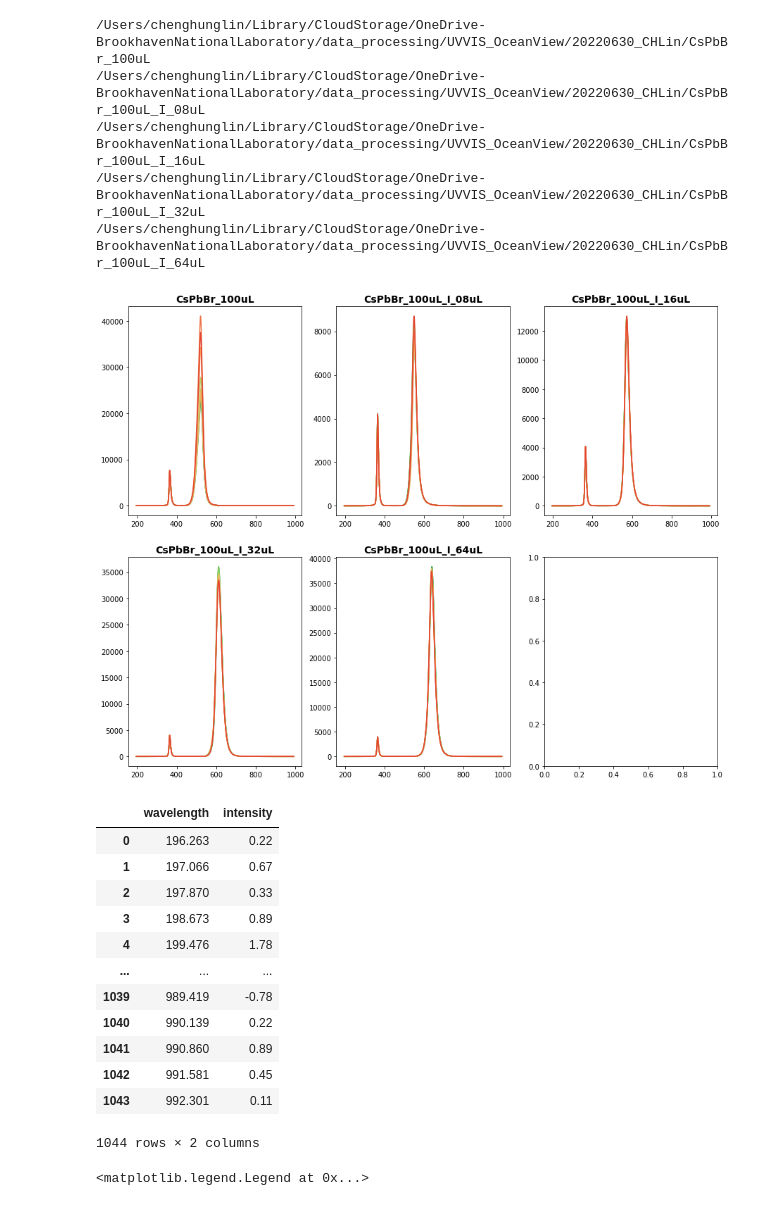
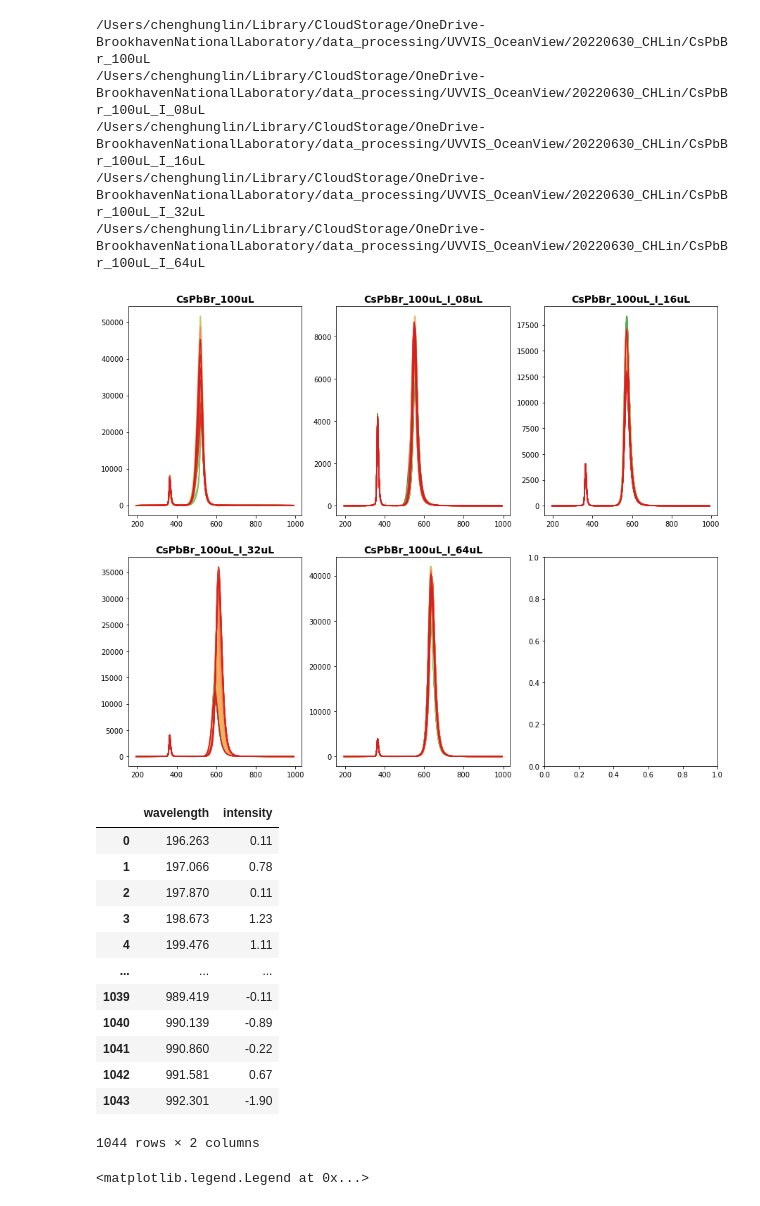
Before and after one commit to cheng-hung/Data_process, a Jupyter notebook: 20220630_CsPbBr_PL.ipynb, the cells around one changed output. Drawn from its saved outputs; the diff is of its cells as text; code cells hidden in the pictures.

Commit message:
Plot PL of Iodide change in Lab

```diff
--- a/20220630_CsPbBr_PL.ipynb
+++ b/20220630_CsPbBr_PL.ipynb
@@ -32,73 +32,79 @@ fontweight = 'bold'
 labelpad = 6
 pad = 10
 linewidth = 2.5
+# %%
+## Find the subfolders in the current working folder (cwd)
+#cwd = os.getcwd()
+cwd = '/Users/chenghunglin/Library/CloudStorage/OneDrive-BrookhavenNationalLaboratory/data_processing/UVVIS_OceanView/20220630_CHLin'
+subfolder = glob.glob(cwd + '/CsPbBr**')
+subfolder.sort()
+print(*subfolder, sep = '\n')  ## Print one element per line
+# %% [output]
+/Users/chenghunglin/Library/CloudStorage/OneDrive-BrookhavenNationalLaboratory/data_processing/UVVIS_OceanView/20220630_CHLin/CsPbBr_100uL
+/Users/chenghunglin/Library/CloudStorage/OneDrive-BrookhavenNationalLaboratory/data_processing/UVVIS_OceanView/20220630_CHLin/CsPbBr_100uL_I_08uL
+/Users/chenghunglin/Library/CloudStorage/OneDrive-BrookhavenNationalLaboratory/data_processing/UVVIS_OceanView/20220630_CHLin/CsPbBr_100uL_I_16uL
+/Users/chenghunglin/Library/CloudStorage/OneDrive-BrookhavenNationalLaboratory/data_processing/UVVIS_OceanView/20220630_CHLin/CsPbBr_100uL_I_32uL
+/Users/chenghunglin/Library/CloudStorage/OneDrive-BrookhavenNationalLaboratory/data_processing/UVVIS_OceanView/20220630_CHLin/CsPbBr_100uL_I_64uL
 # %%
-## Find the subfolders in the current working folder (cwd)
-cwd = os.getcwd()
-subfolder = glob.glob(cwd + '/CsPbBr**')
-subfolder.sort()
-print(*subfolder, sep = '\n')  ## Print one element per line
-
 ## Plot All PL profiles in each subfolder
 f1, ax1 = plt.subplots(2, int(len(subfolder)/2)+1, figsize = (15, 12))
 # f1, (ax1, ax2) = plt.subplots(1, 2, figsize = (6, 9), gridspec_kw={'width_ratios': [1,1]})
 
 ax1 = ax1.flatten()
 df = pd.DataFrame()
 df_norm = pd.DataFrame()
 df_norm2 = pd.DataFrame()
 
+## Wavelength range
+w1 = 250
+w2 = 750
+
 for i in range(len(subfolder)):
 # for i in range(1):
     data_files = glob.glob(subfolder[i] + '/**Subt11**.txt')
     data_files.sort()
-    k1 = 89
-    k2 = 99 #len(data_files)
+    k1 = 0
+    k2 = len(data_files)
     color_idx = np.linspace(0, 1, k2-k1+1)
     ax1[i].set_title(os.path.basename(subfolder[i]), {'fontsize': 14, 'fontweight': fontweight})
     df_i = pd.DataFrame()
     for j in range(k1, k2):
         df_j = pd.read_csv(data_files[j], names=['wavelength', 'intensity'], skiprows=14, sep='\t')
         ax1[i].plot(df_j.wavelength, df_j.intensity, color=cmap(color_idx[j-k1]))
         #df_i[f'Iten_{j}'] = df_j.intensity
         df_i = pd.concat([df_i, df_j.intensity], axis=1, ignore_index=True)
 
     df[f'{os.path.basename(subfolder[i])}']= df_i.mean(axis=1)
     #df_norm[f'{os.path.basename(subfolder[i])}']= df_i.mean(axis=1) / df_i.mean(axis=1).sum(axis=0)
-    df_norm[f'{os.path.basename(subfolder[i])}']= df[f'{os.path.basename(subfolder[i])}'].loc[250:750] / df[f'{os.path.basename(subfolder[i])}'].loc[250:750].sum(axis=0)
+    df_norm[f'{os.path.basename(subfolder[i])}']= df[f'{os.path.basename(subfolder[i])}'].loc[w1:w2] / df[f'{os.path.basename(subfolder[i])}'].loc[w1:w2].sum(axis=0)
 
-    x = df[f'{os.path.basename(subfolder[i])}'].loc[250:750].values #returns a numpy array
+    x = df[f'{os.path.basename(subfolder[i])}'].loc[w1:w2].values #returns a numpy array
     min_max_scaler = preprocessing.MinMaxScaler()
     x_scaled = min_max_scaler.fit_transform(x.reshape(-1,1))
     df_norm2[f'{os.path.basename(subfolder[i])}']= x_scaled.flatten()
 
 
 df['wavelength'] = df_j.wavelength
-df_norm['wavelength'] = df_j.wavelength.loc[250:750]
-#df_norm2['wavelength'] = df_j.wavelength.loc[250:750]
-df_norm2.loc[0:500, 'wavelength'] = df_j.wavelength.loc[250:750].values
+df_norm['wavelength'] = df_j.wavelength.loc[w1:w2]
+#df_norm2['wavelength'] = df_j.wavelength.loc[w1:w2]
+df_norm2.loc[0:w2-w1, 'wavelength'] = df_j.wavelength.loc[w1:w2].values
 # %% [output]
-/Users/chenghunglin/Library/CloudStorage/OneDrive-BrookhavenNationalLaboratory/data_processing/UVVIS_OceanView/20220630_CHLin/CsPbBr_100uL
-/Users/chenghunglin/Library/CloudStorage/OneDrive-BrookhavenNationalLaboratory/data_processing/UVVIS_OceanView/20220630_CHLin/CsPbBr_100uL_I_08uL
-/Users/chenghunglin/Library/CloudStorage/OneDrive-BrookhavenNationalLaboratory/data_processing/UVVIS_OceanView/20220630_CHLin/CsPbBr_100uL_I_16uL
-/Users/chenghunglin/Library/CloudStorage/OneDrive-BrookhavenNationalLaboratory/data_processing/UVVIS_OceanView/20220630_CHLin/CsPbBr_100uL_I_32uL
-/Users/chenghunglin/Library/CloudStorage/OneDrive-BrookhavenNationalLaboratory/data_processing/UVVIS_OceanView/20220630_CHLin/CsPbBr_100uL_I_64uL
-[figure, old version]
+[figure, new version]
 # %%
 df_j
 # %% [output]
 |  | wavelength | intensity |
-| 0 | 196.263 | 0.22 |
-| 1 | 197.066 | 0.67 |
-| 2 | 197.870 | 0.33 |
-| 3 | 198.673 | 0.89 |
-| 4 | 199.476 | 1.78 |
+| 0 | 196.263 | 0.11 |
+| 1 | 197.066 | 0.78 |
+| 2 | 197.870 | 0.11 |
+| 3 | 198.673 | 1.23 |
+| 4 | 199.476 | 1.11 |
 | ... | ... | ... |
-| 1039 | 989.419 | -0.78 |
-| 1040 | 990.139 | 0.22 |
-| 1041 | 990.860 | 0.89 |
-| 1042 | 991.581 | 0.45 |
-| 1043 | 992.301 | 0.11 |
+| 1039 | 989.419 | -0.11 |
+| 1040 | 990.139 | -0.89 |
+| 1041 | 990.860 | -0.22 |
+| 1042 | 991.581 | 0.67 |
+| 1043 | 992.301 | -1.90 |
 1044 rows × 2 columns
 # %%
 ## Plot average PL profiles in each subfolder
```
